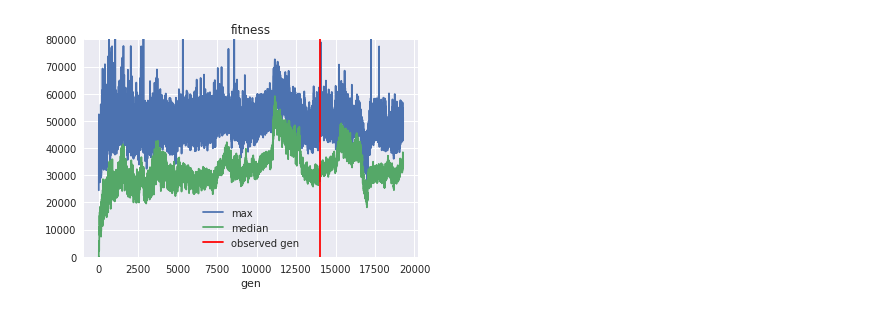
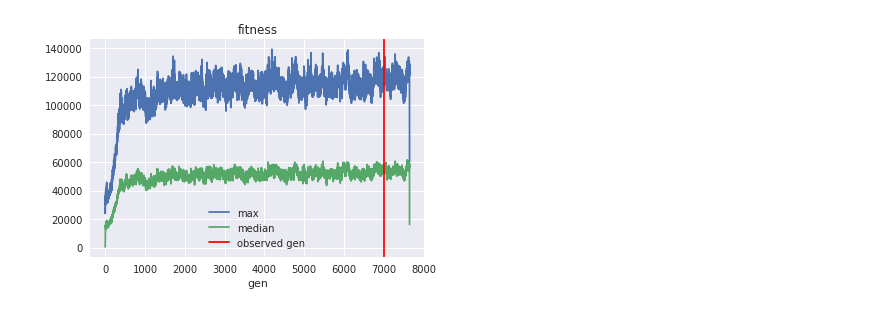
Before and after one commit to PaulEcoffet/roborobo3, a Jupyter notebook: roborobo3/notebooks/bigmodel_partnerchoice.ipynb, the cells around one changed output. Drawn from its saved outputs; the diff is of its cells as text; code cells hidden in the pictures.

```diff
--- a/roborobo3/notebooks/bigmodel_partnerchoice.ipynb
+++ b/roborobo3/notebooks/bigmodel_partnerchoice.ipynb
@@ -7,22 +7,22 @@ import pandas as pd
 sns.set()
 # %%
 plt.close('all')
-num = 13999
-run = 1
-logpath = f"/data/logs/2018-04-17-1650-bm-grid-inv-input-no-mean-fixed/other_noinv/run_{run}/rep00/analysis_log_{num}.txt"
+num = 6999
+run = 2
+path = f"/data/logs/2018-06-04-1129-bm-grid-fake-ml-opptime-250/other_noinv_fake/run_{run}/rep00"
+logpath = f"{path}/analysis_log_{num}.txt"
 # %%
-fitpath = f"/data/logs/2018-04-17-1650-bm-grid-inv-input-no-mean-fixed/other_noinv/run_{run}/rep00/fitnesslog.txt"
+fitpath = f"{path}/fitnesslog.txt"
 fig, ax = plt.subplots()
 fit = pd.read_csv(fitpath, delimiter="\t")
 fit.groupby('gen')['fitness'].max().plot(ax=ax, label='max')
 fit.groupby('gen')['fitness'].median().plot(ax=ax, label='median')
 ax.axvline(num, label="observed gen", color="red")
 ax.legend()
-ax.set_ylim(0, 80000)
 ax.set_title('fitness')
 plt.show(fig)
 # %% [output]
-[figure, old version]
+[figure, new version]
 # %%
 df = pd.read_csv(logpath, delimiter="\t")
 # %%
```
Also changed, not shown: parts of 4 cells of this notebook, 4 other files.
